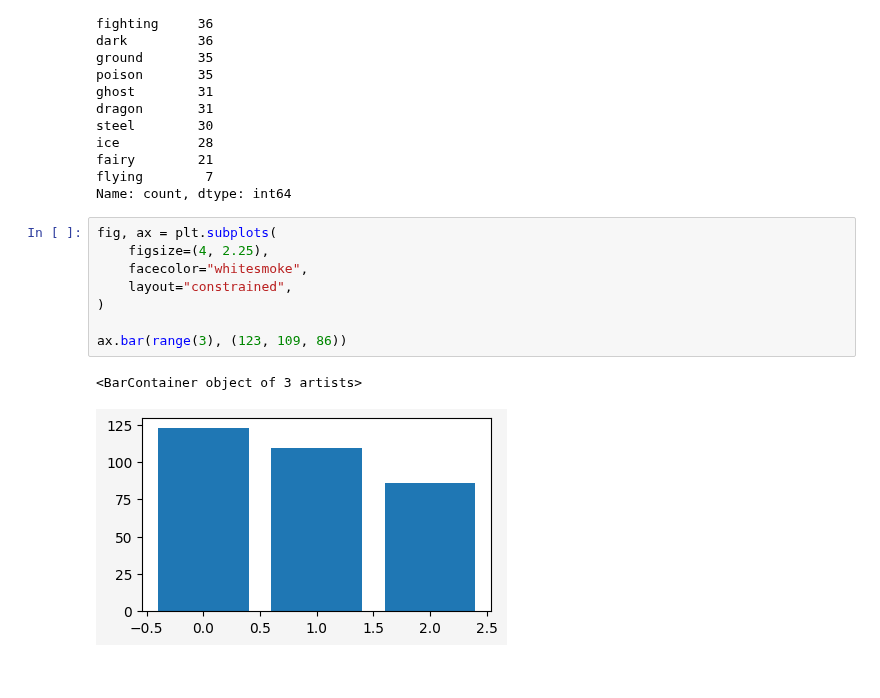
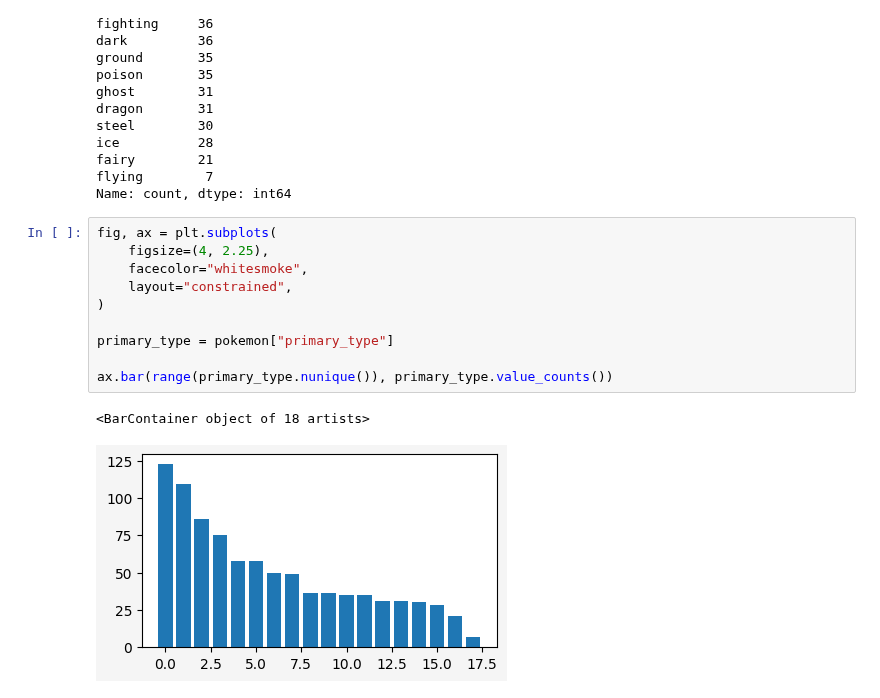
Before and after one commit to NicoleSchwartz/20241505-tutorial-pandas-matplotlib, a Jupyter notebook: tutorial.ipynb, the cells around one changed output. Saved outputs shown, nothing was run; the diff lists cells and outputs as text.

```diff
--- a/tutorial.ipynb
+++ b/tutorial.ipynb
@@ -701,11 +701,13 @@ Name: count, dtype: int64
 # %%
 fig, ax = plt.subplots(
     figsize=(4, 2.25),
     facecolor="whitesmoke",
     layout="constrained",
 )
 
-ax.bar(range(3), (123, 109, 86))
+primary_type = pokemon["primary_type"]
+
+ax.bar(range(primary_type.nunique()), primary_type.value_counts())
 # %% [output]
-<BarContainer object of 3 artists>
+<BarContainer object of 18 artists>
-[figure, old version]
+[figure, new version]
```
